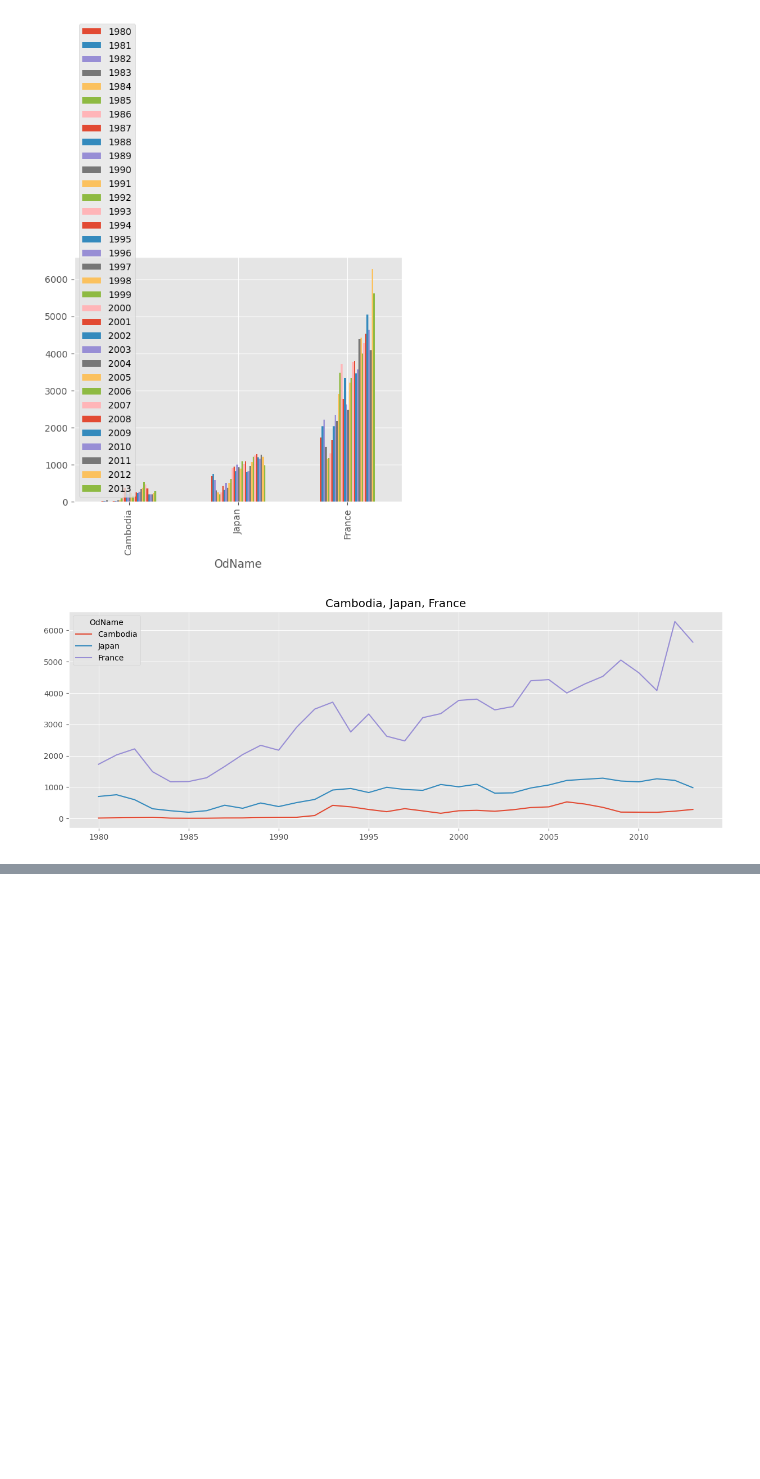
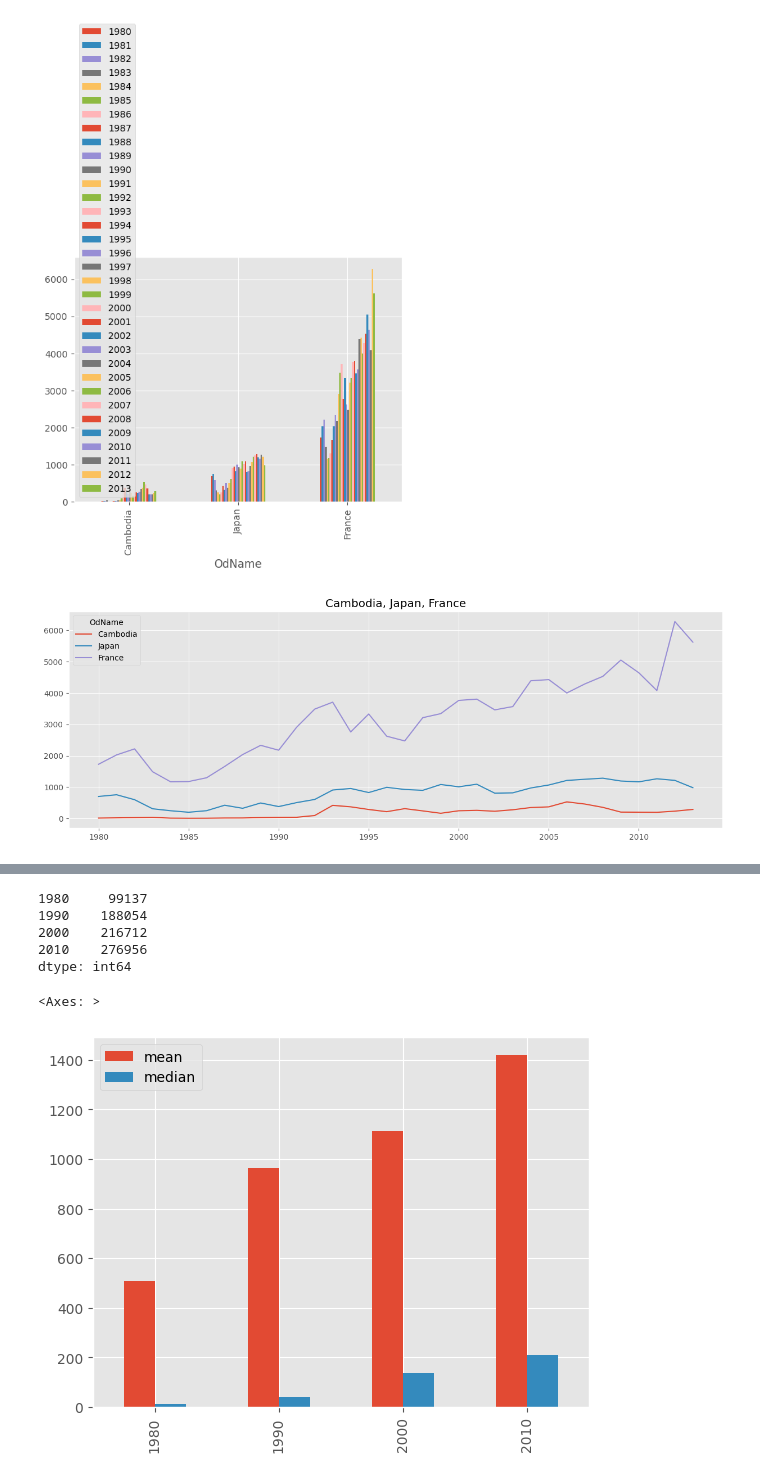
Before and after one commit to Rifa-Fatima/Data-Science, a Jupyter notebook: analysis/analysis1.ipynb, the cells around one changed output, grey strips where cells are left out. Cells and saved outputs as stored; diff of their text form; code cells hidden in the pictures; blank space fills up the shorter version.

```diff
--- a/analysis/analysis1.ipynb
+++ b/analysis/analysis1.ipynb
@@ -208,0 +260,2 @@ plt.savefig('comparing-3-countries.png')
+# %%
+canada.sort_values(by='AreaName',inplace = True)          #inplace is used to store the changes in the variable
@@ -208,0 +347,13 @@ plt.savefig('comparing-3-countries.png')
+# %%
+canada[[1980,1990,2000,2010]].sum()          # to find min,max,median,std use such functions
+# %% [output]
+1980     99137
+1990    188054
+2000    216712
+2010    276956
+dtype: int64
+# %%
+canada[[1980,1990,2000,2010]].agg(['mean','median']).T.plot(kind='bar')
+# %% [output]
+<Axes: >
+[figure, added]
```
Also changed, not shown: parts of 23 cells of this notebook.
